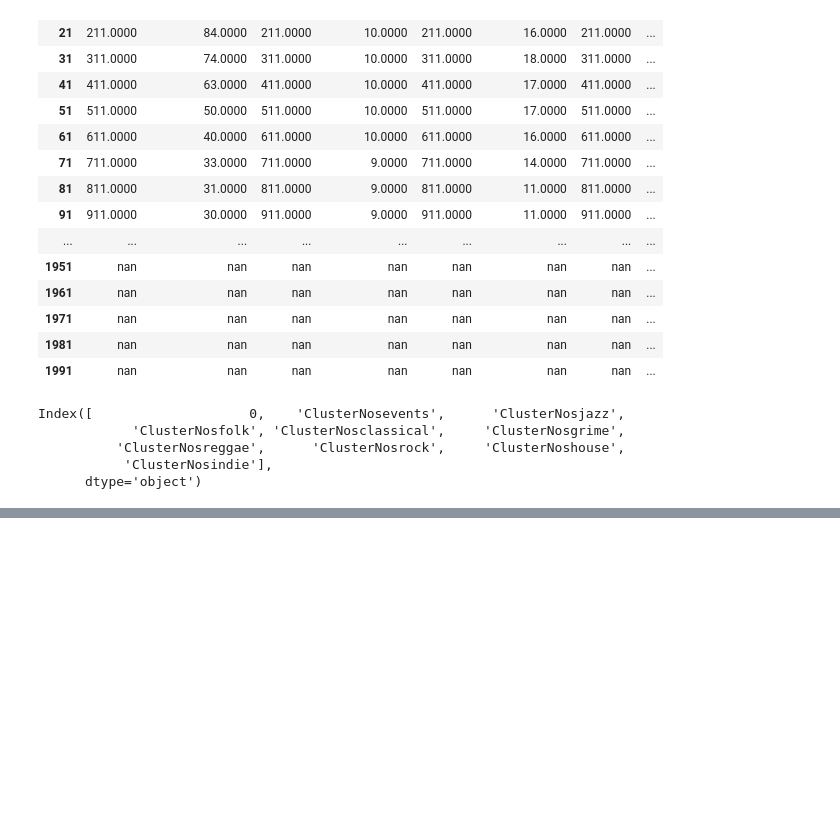
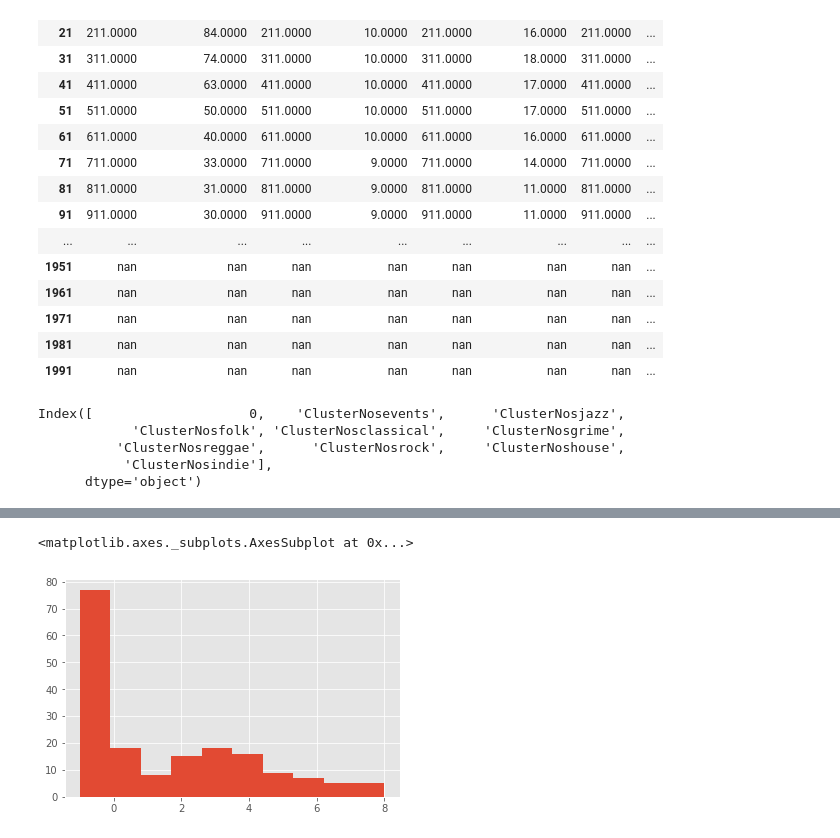
Before and after one commit to CityBlender/data-analysis, a Jupyter notebook: 02_Notebooks/Jays/DB_SCAN_V03.ipynb, the cells around one changed output, grey strips where cells are left out. Saved outputs shown, nothing was run; the diff lists cells and outputs as text; code cells hidden in the pictures; blank space fills up the shorter version.

```diff
--- a/02_Notebooks/Jays/DB_SCAN_V03.ipynb
+++ b/02_Notebooks/Jays/DB_SCAN_V03.ipynb
@@ -493,0 +491,21 @@ High five! You successfully sent some data to your account on plotly. View your
+# %%
+#now get folium map of clusters
+#need to create the function to add labels of clusters to the dataframe
+#eps 500 minsamples 5
+# def SCANING_DB(eps_var = 0.1 , min_sample_var = 5, db = subset, lat_var = 'lat', lng_var = 'lng'):
+#     dbscan = DBSCAN(eps=eps_var, min_samples = min_sample_var)
+#     print(dbscan)
+#     arrey_coords = db[[lat_var, lng_var]].values
+    #print(arrey_coords)
+# try clustering out on the whole dataset
+#     dbscan_result = dbscan.fit(arrey_coords)
+#     dbscan_result_lbls = dbscan_result.labels_
+#     return(dbscan_result_lbls)
+
+dbscanJazzLabels = SCANING_DB(eps_var = 500, db = jazz, lat_var = 'BNGnorthing', lng_var = 'BNGeasting')
+jazz['dbscan500by5JazzEvents'] = pd.DataFrame(dbscanJazzLabels)
+
+jazz['dbscan500by5JazzEvents'].hist()
+# %% [output]
+<matplotlib.axes._subplots.AxesSubplot at 0x...>
+[figure, added]
```
Also changed, not shown: parts of 2 cells of this notebook.
